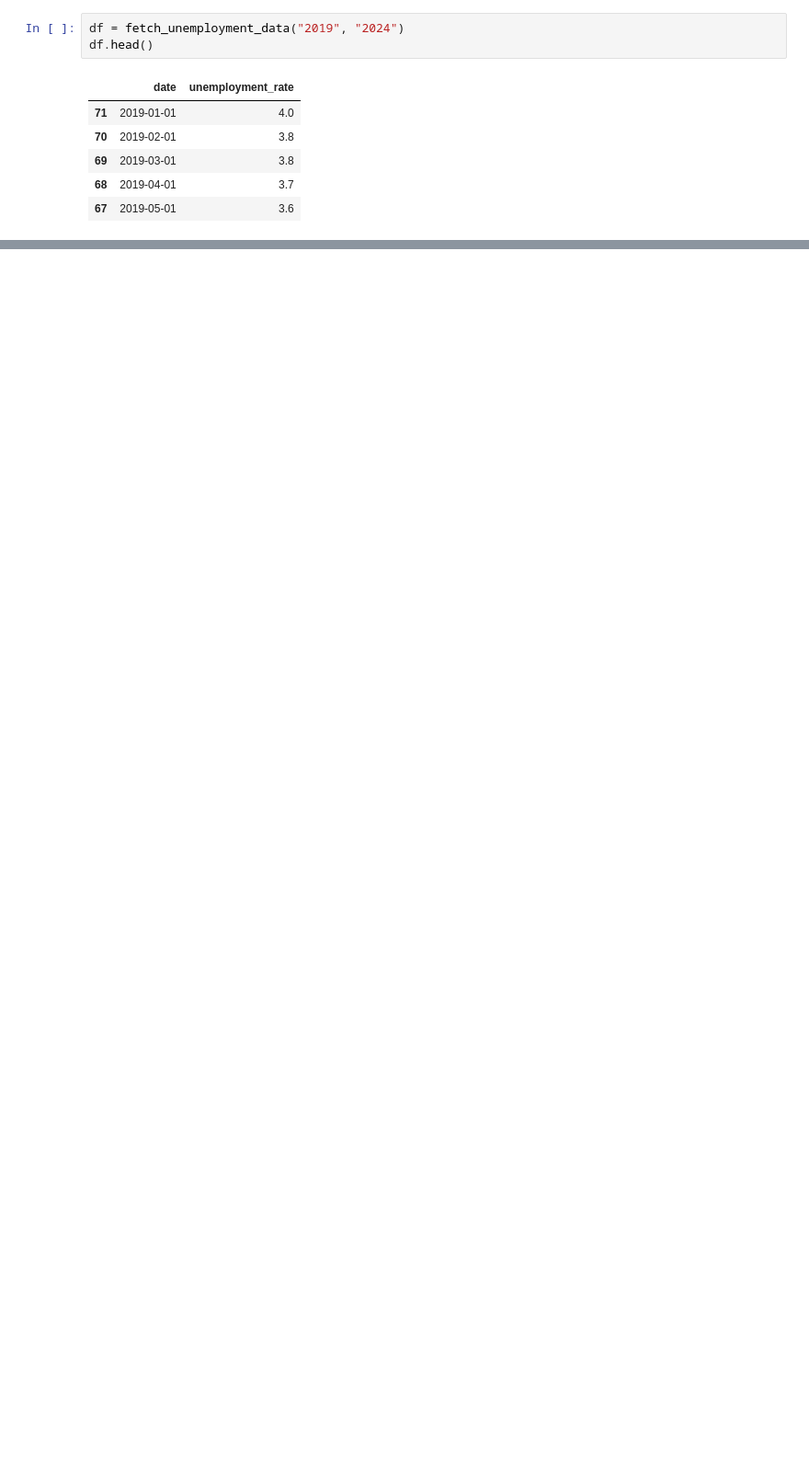
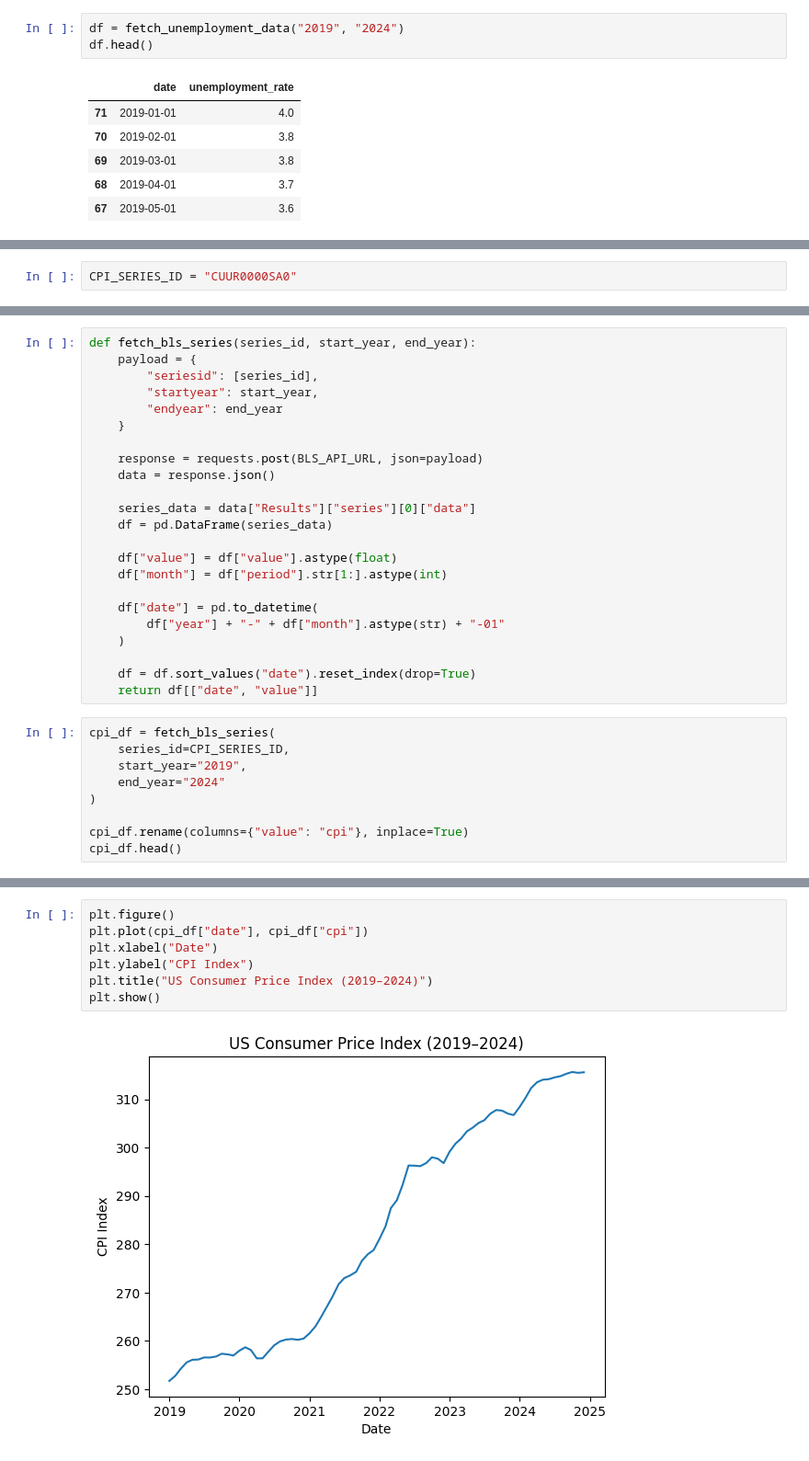
Before and after one commit to Snjkmr162/BLS_Chatbot_with_RL, a Jupyter notebook: Chatbot_with_RL.ipynb, the cells around one changed output, grey strips where cells are left out. Shown at 92% size. Drawn from its saved outputs; the diff is of its cells as text; blank space fills up the shorter version.

```diff
--- a/Chatbot_with_RL.ipynb
+++ b/Chatbot_with_RL.ipynb
@@ -200,0 +206,2 @@ df.head()
+# %%
+CPI_SERIES_ID = "CUUR0000SA0"
@@ -200,0 +210,32 @@ df.head()
+# %%
+def fetch_bls_series(series_id, start_year, end_year):
+    payload = {
+        "seriesid": [series_id],
+        "startyear": start_year,
+        "endyear": end_year
+    }
+
+    response = requests.post(BLS_API_URL, json=payload)
+    data = response.json()
+
+    series_data = data["Results"]["series"][0]["data"]
+    df = pd.DataFrame(series_data)
+
+    df["value"] = df["value"].astype(float)
+    df["month"] = df["period"].str[1:].astype(int)
+
+    df["date"] = pd.to_datetime(
+        df["year"] + "-" + df["month"].astype(str) + "-01"
+    )
+
+    df = df.sort_values("date").reset_index(drop=True)
+    return df[["date", "value"]]
+# %%
+cpi_df = fetch_bls_series(
+    series_id=CPI_SERIES_ID,
+    start_year="2019",
+    end_year="2024"
+)
+
+cpi_df.rename(columns={"value": "cpi"}, inplace=True)
+cpi_df.head()
@@ -200,0 +251,9 @@ df.head()
+# %%
+plt.figure()
+plt.plot(cpi_df["date"], cpi_df["cpi"])
+plt.xlabel("Date")
+plt.ylabel("CPI Index")
+plt.title("US Consumer Price Index (2019–2024)")
+plt.show()
+# %% [output]
+[figure, added]
```
Also changed, not shown: parts of 72 cells of this notebook.
